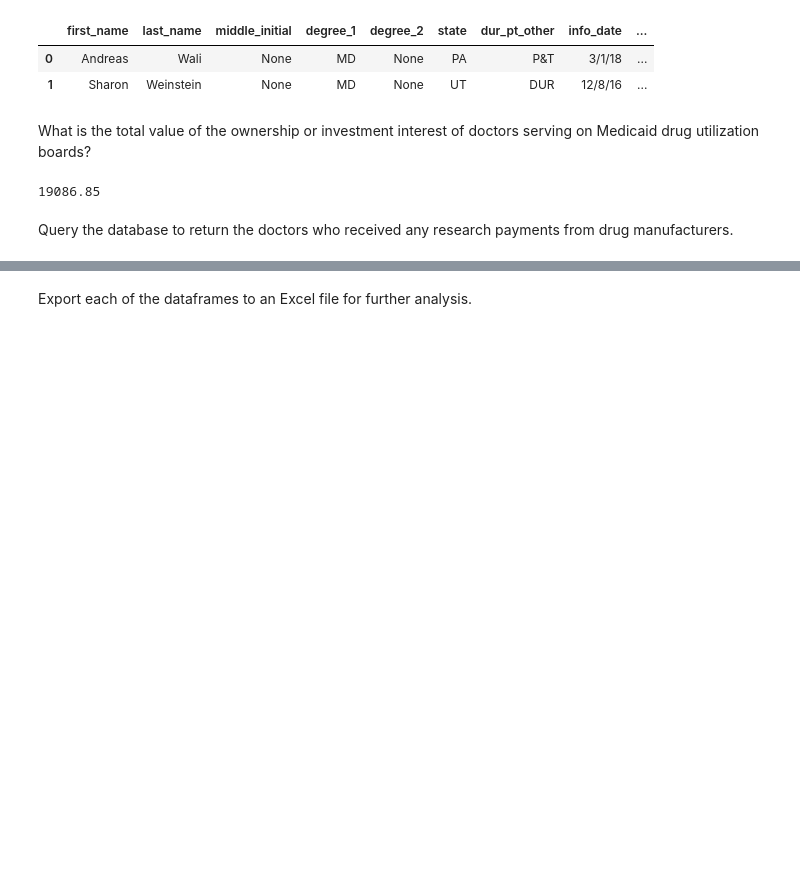
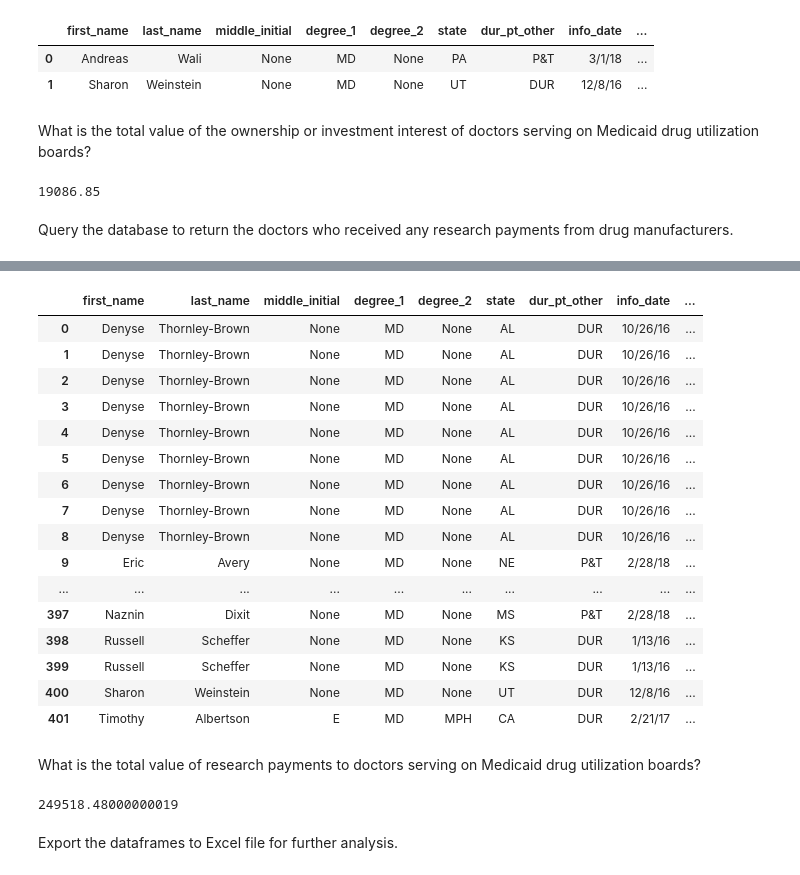
Before and after one commit to PublicI/medicaid-influence-analysis, a Jupyter notebook: medicaid_analysis.ipynb, the cells around one changed output, grey strips where cells are left out. Drawn from its saved outputs; the diff is of its cells as text; code cells hidden in the pictures; blank space fills up the shorter version.

```diff
--- a/medicaid_analysis.ipynb
+++ b/medicaid_analysis.ipynb
@@ -457,0 +529,3 @@ AND dur_committee_members.state = open_payments_general.recipient_state""",
+# %%
+research_payments["amount"] = pd.to_numeric(research_payments["amount"], errors="raise") # Convert the amount column to float data type
+research_payments.info()
@@ -457,0 +574,3 @@ AND dur_committee_members.state = open_payments_general.recipient_state""",
+# %%
+research_payments.drop_duplicates("record_id", inplace=True)
+research_payments.groupby("record_id")["record_id"].count().sort_values(ascending=False)
@@ -458,5 +595,31 @@ AND dur_committee_members.state = open_payments_general.recipient_state""",
+# %%
+research_payments
+# %% [output]
+|  | first_name | last_name | middle_initial | degree_1 | degree_2 | state | dur_pt_other | info_date | ... |
+| 0 | Denyse | Thornley-Brown | None | MD | None | AL | DUR | 10/26/16 | ... |
+| 1 | Denyse | Thornley-Brown | None | MD | None | AL | DUR | 10/26/16 | ... |
+| 2 | Denyse | Thornley-Brown | None | MD | None | AL | DUR | 10/26/16 | ... |
+| 3 | Denyse | Thornley-Brown | None | MD | None | AL | DUR | 10/26/16 | ... |
+| 4 | Denyse | Thornley-Brown | None | MD | None | AL | DUR | 10/26/16 | ... |
+| 5 | Denyse | Thornley-Brown | None | MD | None | AL | DUR | 10/26/16 | ... |
+| 6 | Denyse | Thornley-Brown | None | MD | None | AL | DUR | 10/26/16 | ... |
+| 7 | Denyse | Thornley-Brown | None | MD | None | AL | DUR | 10/26/16 | ... |
+| 8 | Denyse | Thornley-Brown | None | MD | None | AL | DUR | 10/26/16 | ... |
+| 9 | Eric | Avery | None | MD | None | NE | P&T | 2/28/18 | ... |
+| ... | ... | ... | ... | ... | ... | ... | ... | ... | ... |
+| 397 | Naznin | Dixit | None | MD | None | MS | P&T | 2/28/18 | ... |
+| 398 | Russell | Scheffer | None | MD | None | KS | DUR | 1/13/16 | ... |
+| 399 | Russell | Scheffer | None | MD | None | KS | DUR | 1/13/16 | ... |
+| 400 | Sharon | Weinstein | None | MD | None | UT | DUR | 12/8/16 | ... |
+| 401 | Timothy | Albertson | E | MD | MPH | CA | DUR | 2/21/17 | ... |
+# %% [markdown]
+What is the total value of research payments to doctors serving on Medicaid drug utilization boards?
+# %%
+research_payments["amount"].sum()
+# %% [output]
+249518.48000000019
 # %% [markdown]
-Export each of the dataframes to an Excel file for further analysis.
+Export the dataframes to Excel file for further analysis.
 # %%
 writer = pd.ExcelWriter("data/doc_payments.xlsx")
 general_payments.to_excel(writer, "general_payments", index=False)
```
Also changed, not shown: parts of 18 cells of this notebook, 1 other file.
